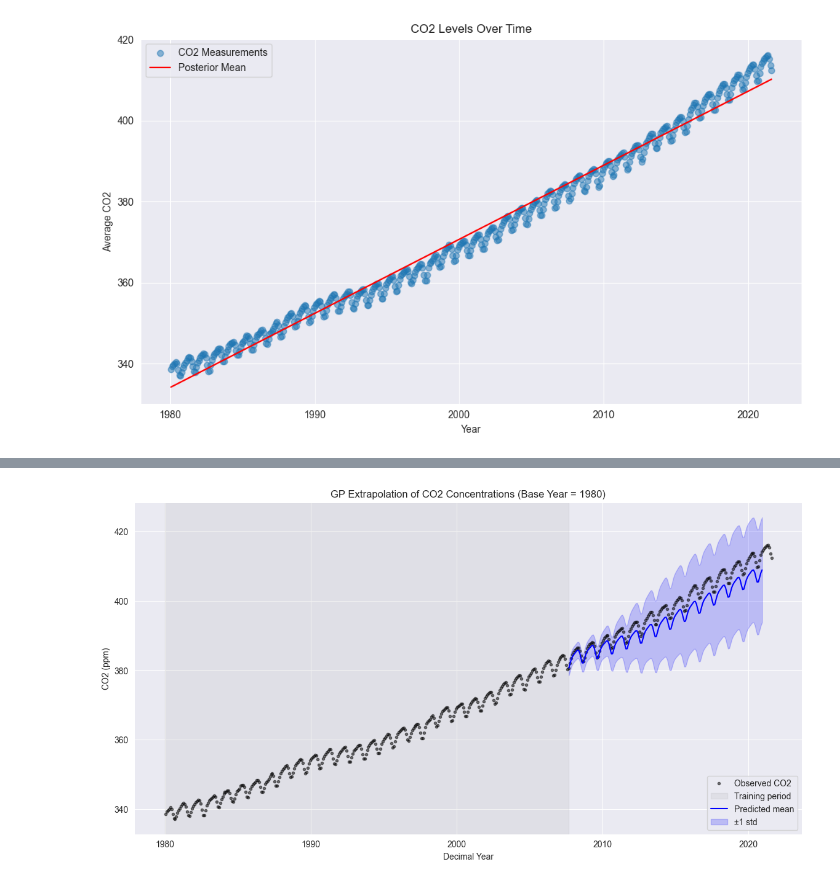
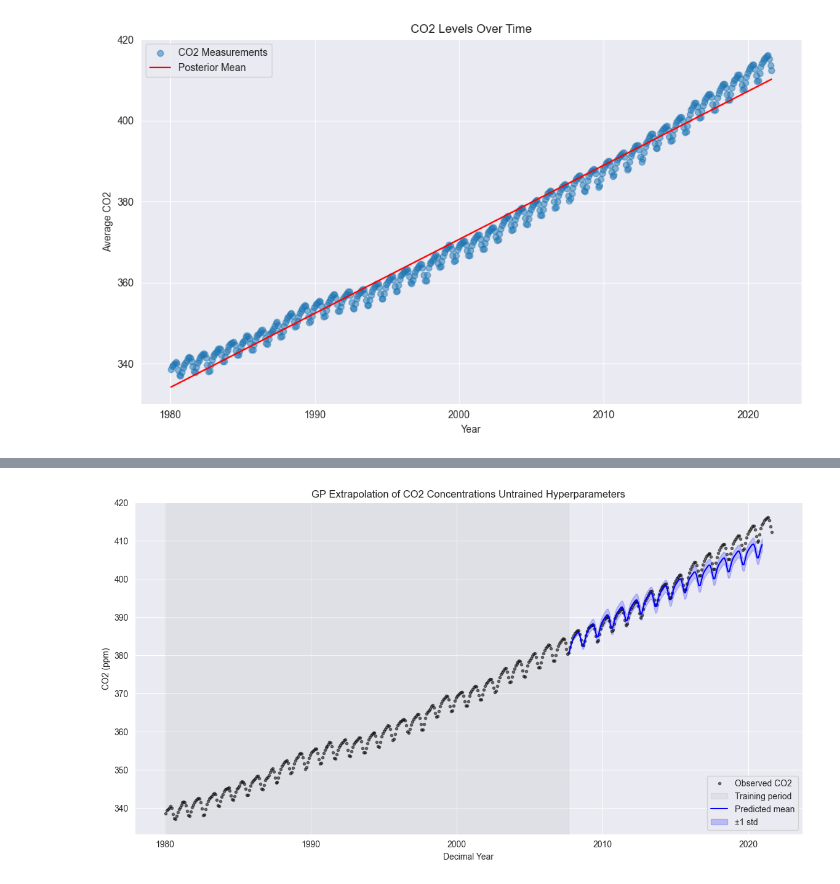
Before and after one commit to edluyuan/approx_infer, a Jupyter notebook: q2.ipynb, the cells around one changed output, grey strips where cells are left out. Cells and saved outputs as stored; diff of their text form; code cells hidden in the pictures.

```diff
--- a/q2.ipynb
+++ b/q2.ipynb
@@ -345,9 +430,6 @@ plt.show()
 # %%
-import jax
-import jax.numpy as jnp
-import matplotlib.pyplot as plt
 from jax.scipy.linalg import cho_factor, cho_solve
-import numpy as np
+
 
 # --- Step 1: Load CO2 data ---
 
@@ -369,7 +451,7 @@ with open('co2.txt', 'r') as f:
             t.append(decimal_year)
             y.append(average_co2)
 
-# Convert to JAX arrays
+# to JAX arrays
 t = jnp.array(t)
 y = jnp.array(y)
 
@@ -406,13 +488,13 @@ def kernel(x1, x2, theta, tau, sigma, phi, eta, zeta):
 
 # --- Step 5: Define Hyperparameters ---
 # These are fixed as per your requirement
-# Choose hyperparameters (these are just examples):
-theta = 5   # amplitude of periodic
+# Choose hyperparameters (untrained):
+theta = 2.6   # amplitude of periodic
 tau = 1   # annual period
-sigma = 0.1   # smoothness of periodic part
-phi = 3   # amplitude of SE part
-eta = 5     # length-scale of SE part
-zeta = 2    # noise level
+sigma = 1.7   # smoothness of periodic part
+phi = 0.6   # amplitude of SE part
+eta = 1.2     # length-scale of SE part
+zeta = 0.2    # noise level
 
 # --- Step 6: Construct Covariance Matrices ---
 # Compute training covariance matrix K with noise
@@ -431,33 +513,33 @@ L = jnp.linalg.cholesky(K)
 K_inv = cho_solve((L, True), jnp.eye(len(t_train)))
 
 # --- Step 8: Predictive Mean and Covariance ---
 # Predictive mean
 g_mean = jnp.dot(K_star, jnp.dot(K_inv, g_train))
 
 # Predictive covariance
 # Compute v = L^{-1} K_star^T
 v = cho_solve((L, True), K_star.T)
 # Compute covariance matrix
 g_cov = K_star_star - jnp.dot(K_star, v)
 # Standard deviation
 g_std = jnp.sqrt(jnp.diag(g_cov))
 
 # --- Step 9: Compute Full CO2 Predictions ---
 f_pred = a_posterior * test_t + b_posterior + g_mean
 
 # --- Step 10: Plotting ---
 plt.figure(figsize=(14, 7))
 plt.plot(t + 1980.0, y, 'k.', alpha=0.5, label='Observed CO2')
 plt.axvspan(1980.0, 1980.0 + cutoff, color='gray', alpha=0.1, label='Training period')
 plt.plot(test_t + 1980.0, f_pred, 'b-', label='Predicted mean')
 plt.fill_between(test_t + 1980.0, f_pred - g_std, f_pred + g_std, color='blue', alpha=0.2, label='±1 std')
 
-plt.title('GP Extrapolation of CO2 Concentrations (Base Year = 1980)')
+plt.title('GP Extrapolation of CO2 Concentrations Untrained Hyperparameters')
 plt.xlabel('Decimal Year')
 plt.ylabel('CO2 (ppm)')
 plt.grid(True)
 plt.legend()
-plt.savefig("extrapolation_jax.png", dpi=300)
+plt.savefig("2f1.png", dpi=300)
 plt.show()
 # %% [output]
-[figure, old version]
+[figure, new version]
```
Also changed, not shown: parts of 8 cells of this notebook.
